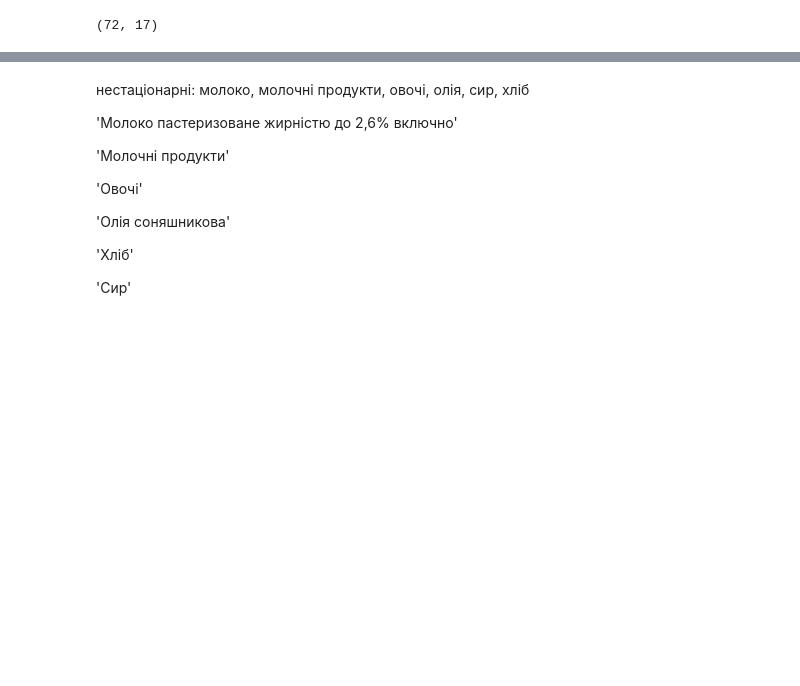
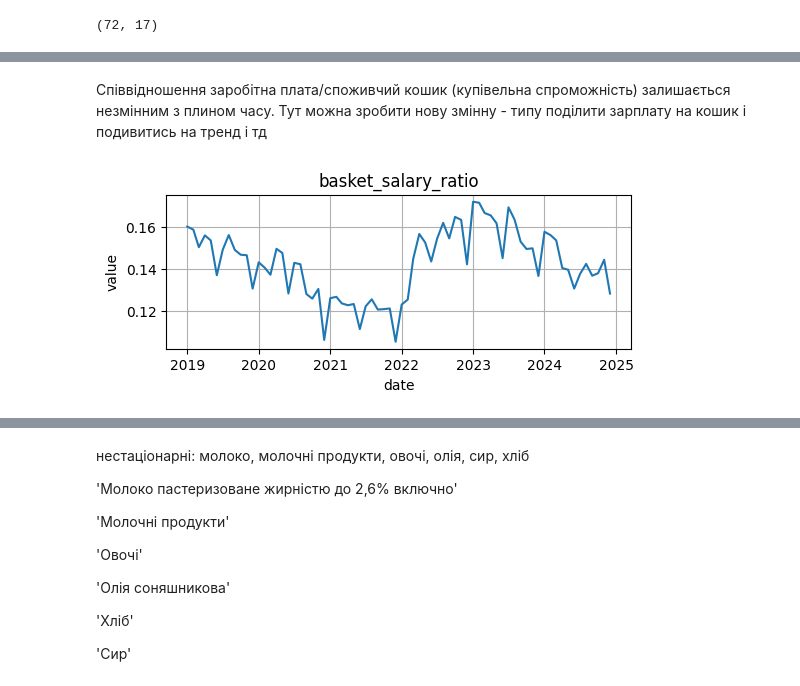
Before and after one commit to darynka-h/good_basket_research, a Jupyter notebook: model_26_clean_data.ipynb, the cells around one changed output, grey strips where cells are left out. Saved outputs shown, nothing was run; the diff lists cells and outputs as text; code cells hidden in the pictures; blank space fills up the shorter version.

```diff
--- a/model_26_clean_data.ipynb
+++ b/model_26_clean_data.ipynb
@@ -110,0 +207,10 @@ look-up table. The actual p-value is greater than the p-value returned.
+# %% [markdown]
+Співвідношення заробітна плата/споживчий кошик (купівельна спроможність) залишається незмінним з плином часу. Тут можна зробити нову змінну - типу поділити зарплату на кошик і подивитись на тренд і тд
+# %%
+saraly_df = pd.read_csv("salaries.csv")
+df['salary'] = saraly_df['Salary']
+df['basket_salary_ratio'] = df['basket_price'] / df['salary']
+# %%
+plot_all_var(df, ['basket_salary_ratio'])
+# %% [output]
+[figure, added]
```
Also changed, not shown: parts of 27 cells of this notebook, 9 other files.
